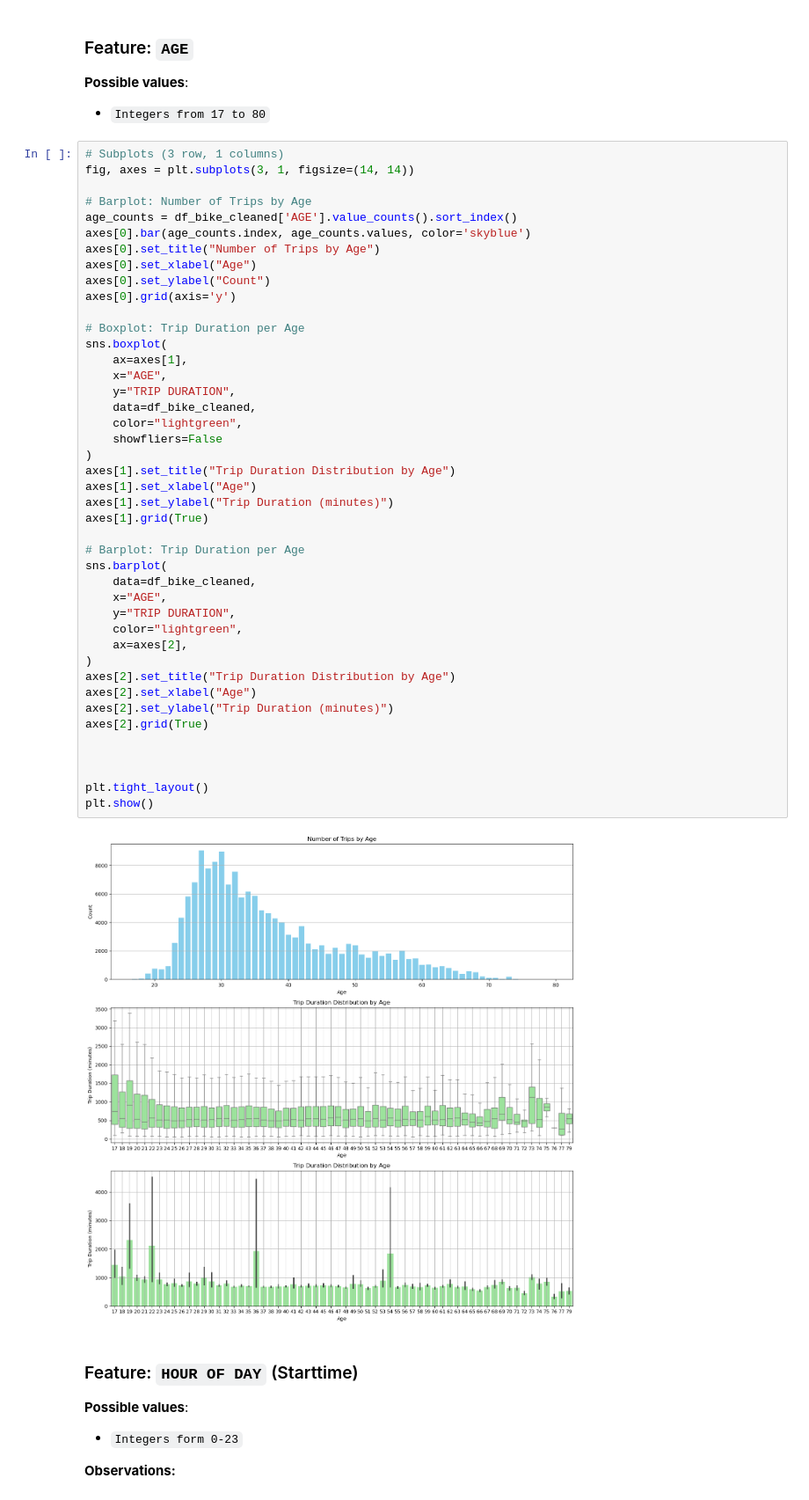
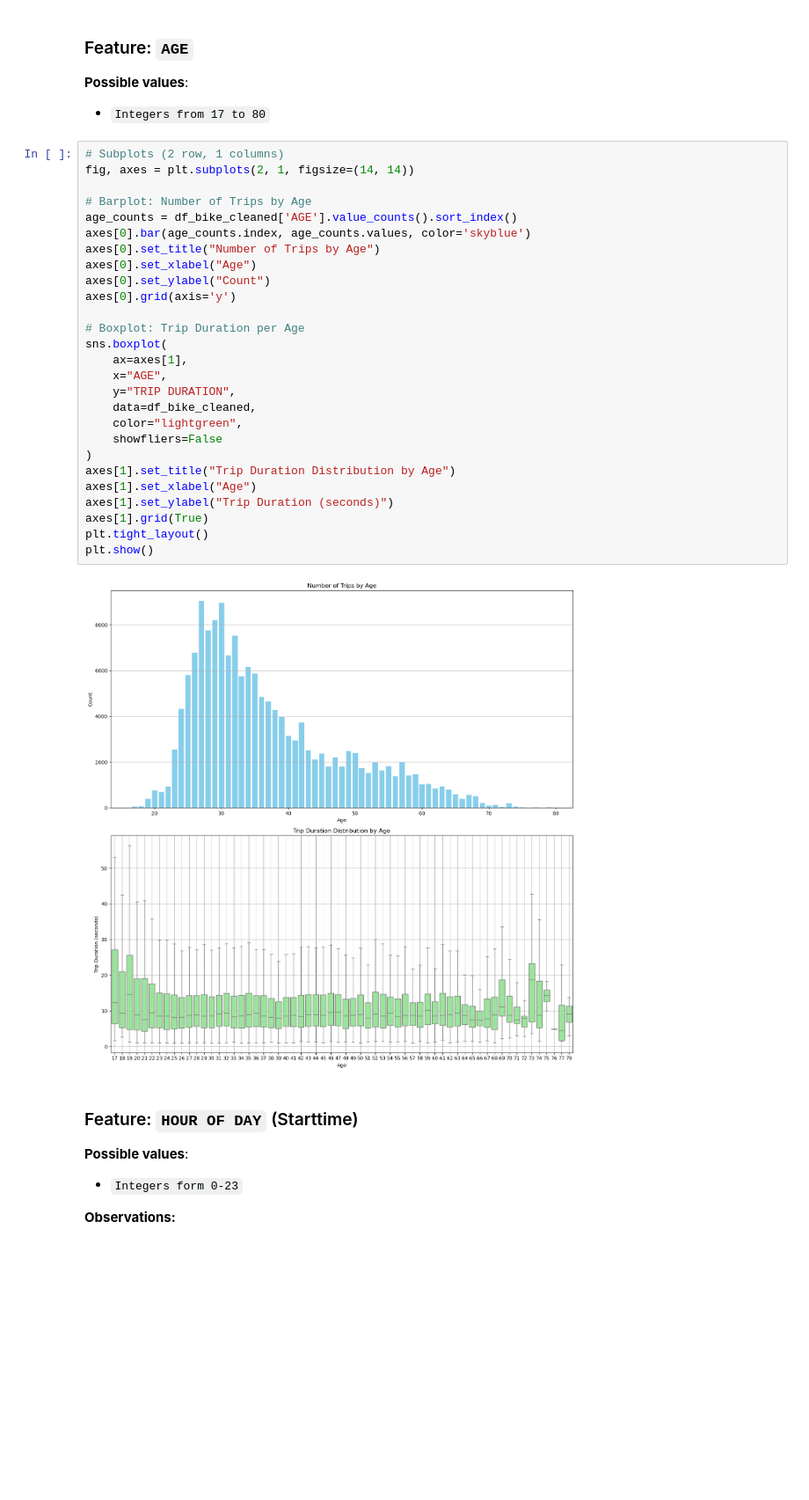
Before and after one commit to crpualuan/ChicagoBikeProject, a Jupyter notebook: Milestone_2.ipynb, the cells around one changed output. Shown at 88% size. Saved outputs shown, nothing was run; the diff lists cells and outputs as text; blank space fills up the shorter version.

```diff
--- a/Milestone_2.ipynb
+++ b/Milestone_2.ipynb
@@ -248,50 +240,34 @@ Passing `palette` without assigning `hue` is deprecated and will be removed in v
 **Possible values**:
 - `Integers from 17 to 80`
 # %%
-# Subplots (3 row, 1 columns)
-fig, axes = plt.subplots(3, 1, figsize=(14, 14))
+# Subplots (2 row, 1 columns)
+fig, axes = plt.subplots(2, 1, figsize=(14, 14))
 
 # Barplot: Number of Trips by Age
 age_counts = df_bike_cleaned['AGE'].value_counts().sort_index()
 axes[0].bar(age_counts.index, age_counts.values, color='skyblue')
 axes[0].set_title("Number of Trips by Age")
 axes[0].set_xlabel("Age")
 axes[0].set_ylabel("Count")
 axes[0].grid(axis='y')
 
 # Boxplot: Trip Duration per Age
 sns.boxplot(
     ax=axes[1],
     x="AGE",
     y="TRIP DURATION",
     data=df_bike_cleaned,
     color="lightgreen",
     showfliers=False
 )
 axes[1].set_title("Trip Duration Distribution by Age")
 axes[1].set_xlabel("Age")
-axes[1].set_ylabel("Trip Duration (minutes)")
+axes[1].set_ylabel("Trip Duration (seconds)")
 axes[1].grid(True)
-
-# Barplot: Trip Duration per Age
-sns.barplot(
-    data=df_bike_cleaned,
-    x="AGE",
-    y="TRIP DURATION",
-    color="lightgreen",
-    ax=axes[2],
-)
-axes[2].set_title("Trip Duration Distribution by Age")
-axes[2].set_xlabel("Age")
-axes[2].set_ylabel("Trip Duration (minutes)")
-axes[2].grid(True)
-
-
-
 plt.tight_layout()
 plt.show()
 # %% [output]
-[figure, old version]
+[figure, new version]
 # %% [markdown]
 ### Feature: `HOUR OF DAY` (Starttime)
 
```
Also changed, not shown: parts of 8 cells of this notebook.
